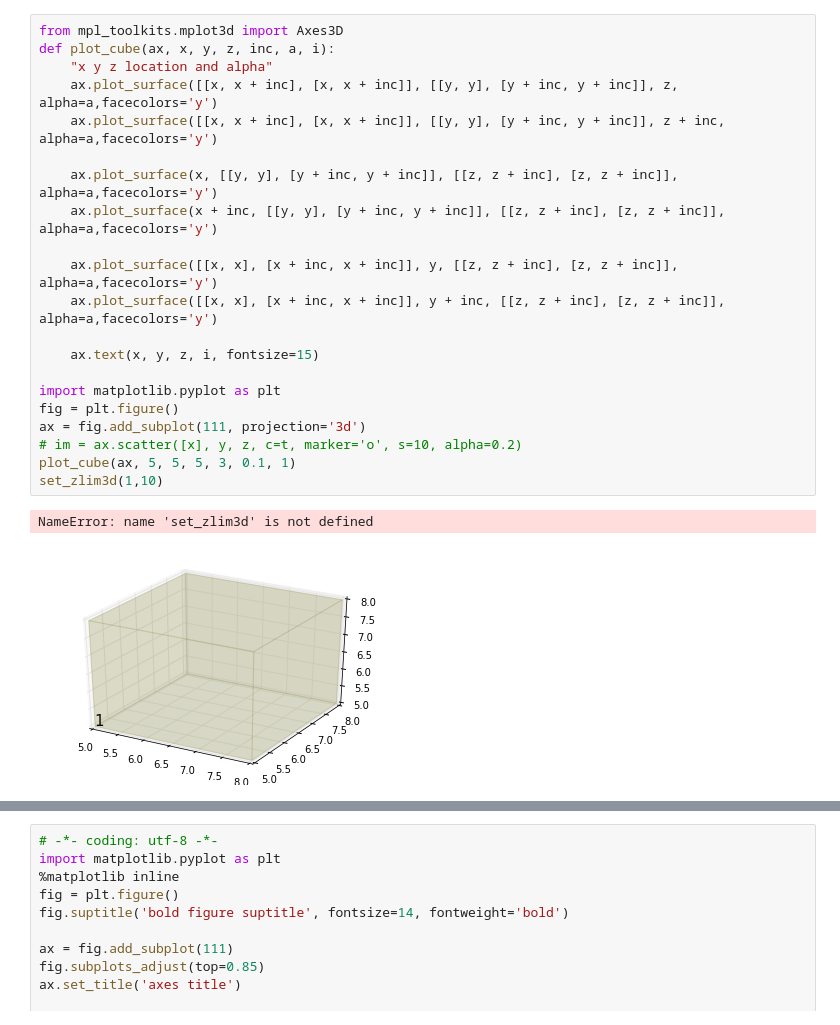
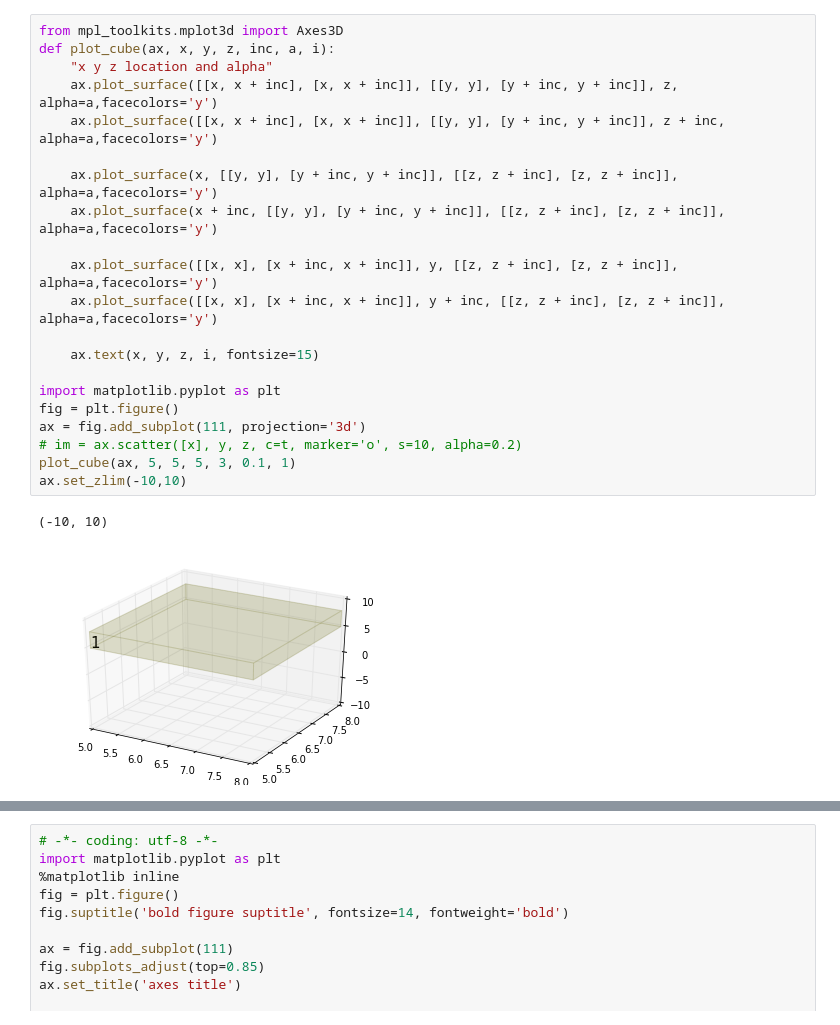
Before and after one commit to hope-yao/CNN3D, a Jupyter notebook: blocks-experiments.ipynb, the cells around one changed output, grey strips where cells are left out. Drawn from its saved outputs; the diff is of its cells as text.

```diff
--- a/blocks-experiments.ipynb
+++ b/blocks-experiments.ipynb
@@ -1,24 +1,24 @@
 # %%
 from mpl_toolkits.mplot3d import Axes3D
 def plot_cube(ax, x, y, z, inc, a, i):
     "x y z location and alpha"
     ax.plot_surface([[x, x + inc], [x, x + inc]], [[y, y], [y + inc, y + inc]], z, alpha=a,facecolors='y')
     ax.plot_surface([[x, x + inc], [x, x + inc]], [[y, y], [y + inc, y + inc]], z + inc, alpha=a,facecolors='y')
 
     ax.plot_surface(x, [[y, y], [y + inc, y + inc]], [[z, z + inc], [z, z + inc]], alpha=a,facecolors='y')
     ax.plot_surface(x + inc, [[y, y], [y + inc, y + inc]], [[z, z + inc], [z, z + inc]], alpha=a,facecolors='y')
 
     ax.plot_surface([[x, x], [x + inc, x + inc]], y, [[z, z + inc], [z, z + inc]], alpha=a,facecolors='y')
     ax.plot_surface([[x, x], [x + inc, x + inc]], y + inc, [[z, z + inc], [z, z + inc]], alpha=a,facecolors='y')
 
     ax.text(x, y, z, i, fontsize=15)
 
 import matplotlib.pyplot as plt
 fig = plt.figure()
 ax = fig.add_subplot(111, projection='3d')
 # im = ax.scatter([x], y, z, c=t, marker='o', s=10, alpha=0.2)
 plot_cube(ax, 5, 5, 5, 3, 0.1, 1)
-set_zlim3d(1,10)
+ax.set_zlim(-10,10)
 # %% [output]
-NameError: name 'set_zlim3d' is not defined
+(-10, 10)
-[figure, old version]
+[figure, new version]
```
Also changed, not shown: parts of 1 cell of this notebook, 12 other files.
